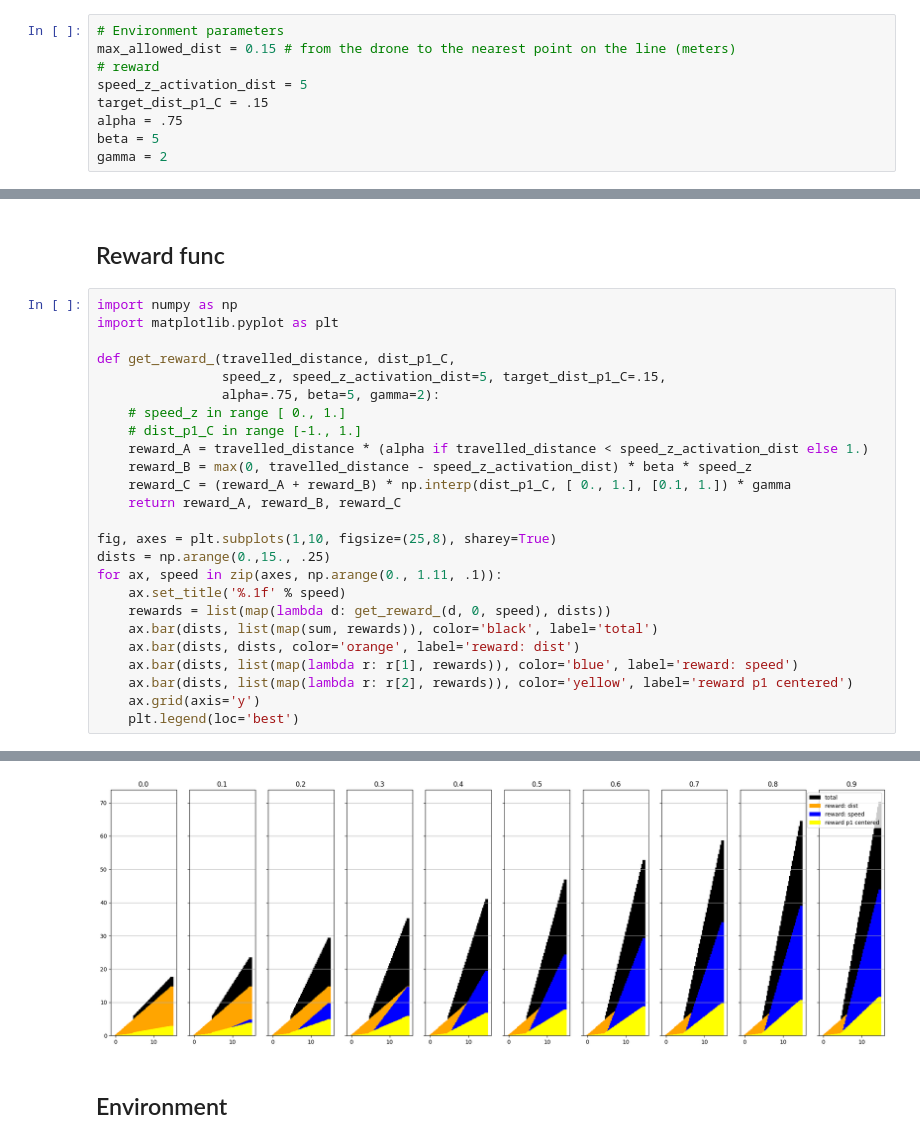
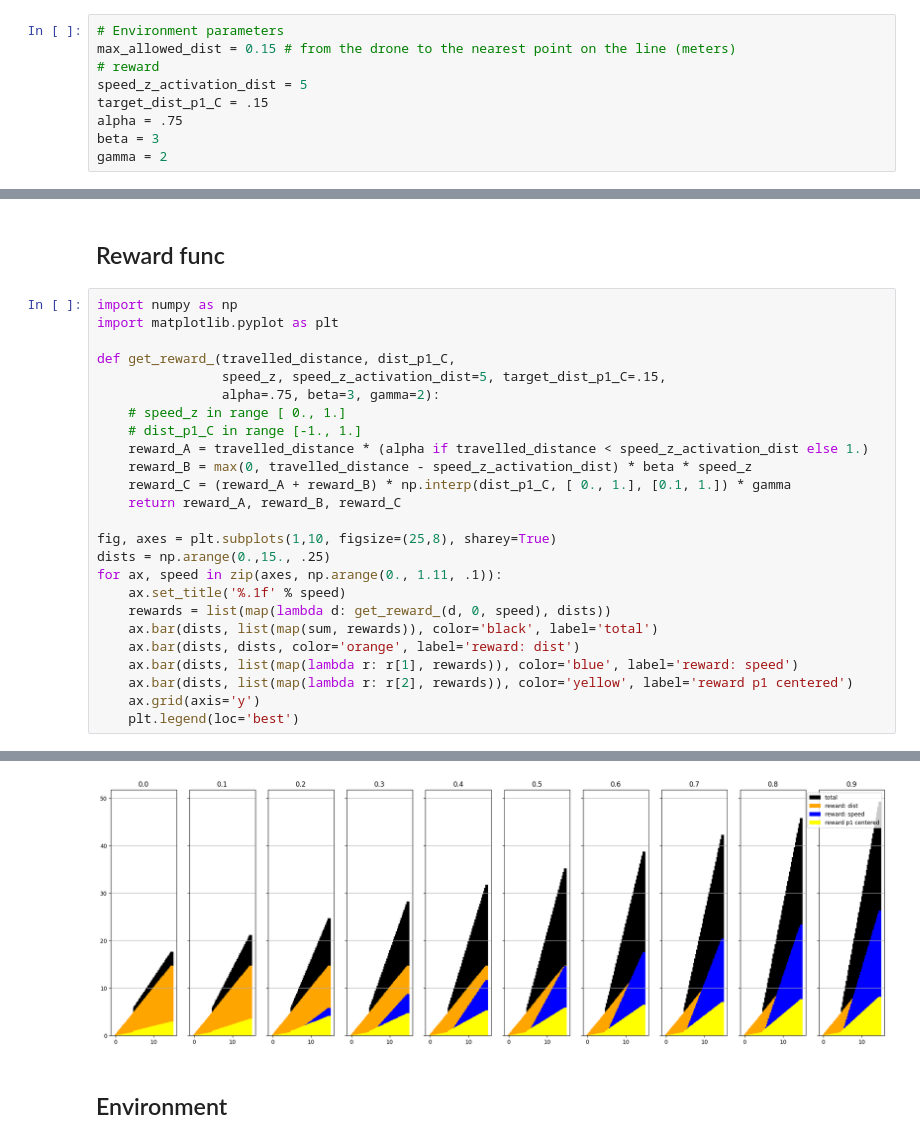
Before and after one commit to reds-heig/RLDronePilot, a Jupyter notebook: train_drone_controller.ipynb, the cells around one changed output, grey strips where cells are left out. Cells and saved outputs as stored; diff of their text form.

```diff
--- a/train_drone_controller.ipynb
+++ b/train_drone_controller.ipynb
@@ -85,7 +82,7 @@ max_allowed_dist = 0.15 # from the drone to the nearest point on the line (meter
 speed_z_activation_dist = 5
 target_dist_p1_C = .15
 alpha = .75
-beta = 5
+beta = 3
 gamma = 2
 # %%
 # Drone parameters
@@ -264,36 +275,36 @@ import matplotlib.pyplot as plt
 
 def get_reward_(travelled_distance, dist_p1_C,
                 speed_z, speed_z_activation_dist=5, target_dist_p1_C=.15,
-                alpha=.75, beta=5, gamma=2):
+                alpha=.75, beta=3, gamma=2):
     # speed_z in range [ 0., 1.]
     # dist_p1_C in range [-1., 1.]
     reward_A = travelled_distance * (alpha if travelled_distance < speed_z_activation_dist else 1.)
     reward_B = max(0, travelled_distance - speed_z_activation_dist) * beta * speed_z
     reward_C = (reward_A + reward_B) * np.interp(dist_p1_C, [ 0., 1.], [0.1, 1.]) * gamma
     return reward_A, reward_B, reward_C
 
 fig, axes = plt.subplots(1,10, figsize=(25,8), sharey=True)
 dists = np.arange(0.,15., .25)
 for ax, speed in zip(axes, np.arange(0., 1.11, .1)):
     ax.set_title('%.1f' % speed)
     rewards = list(map(lambda d: get_reward_(d, 0, speed), dists))
     ax.bar(dists, list(map(sum, rewards)), color='black', label='total')
     ax.bar(dists, dists, color='orange', label='reward: dist')
     ax.bar(dists, list(map(lambda r: r[1], rewards)), color='blue', label='reward: speed')
     ax.bar(dists, list(map(lambda r: r[2], rewards)), color='yellow', label='reward p1 centered')
     ax.grid(axis='y')
     plt.legend(loc='best')
 # %% [output]
 No artists with labels found to put in legend.  Note that artists whose label start with an underscore are ignored when legend() is called with no argument.
 No artists with labels found to put in legend.  Note that artists whose label start with an underscore are ignored when legend() is called with no argument.
 No artists with labels found to put in legend.  Note that artists whose label start with an underscore are ignored when legend() is called with no argument.
 No artists with labels found to put in legend.  Note that artists whose label start with an underscore are ignored when legend() is called with no argument.
 No artists with labels found to put in legend.  Note that artists whose label start with an underscore are ignored when legend() is called with no argument.
 No artists with labels found to put in legend.  Note that artists whose label start with an underscore are ignored when legend() is called with no argument.
 No artists with labels found to put in legend.  Note that artists whose label start with an underscore are ignored when legend() is called with no argument.
 No artists with labels found to put in legend.  Note that artists whose label start with an underscore are ignored when legend() is called with no argument.
 No artists with labels found to put in legend.  Note that artists whose label start with an underscore are ignored when legend() is called with no argument.
-[figure, old version]
+[figure, new version]
 # %% [markdown]
 ## Environment
 # %% [raw]
```
Also changed, not shown: parts of 10 cells of this notebook, 3 other files.
